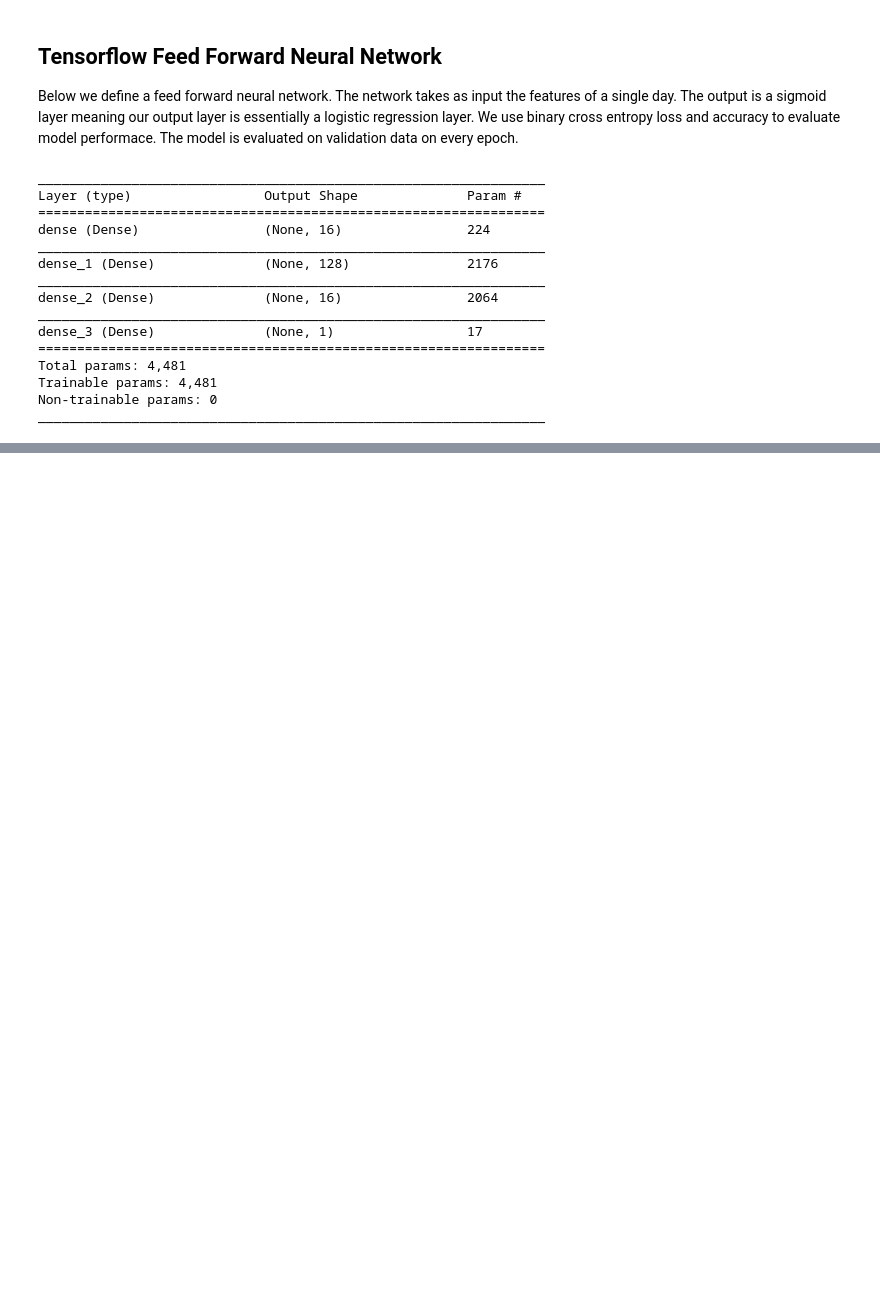
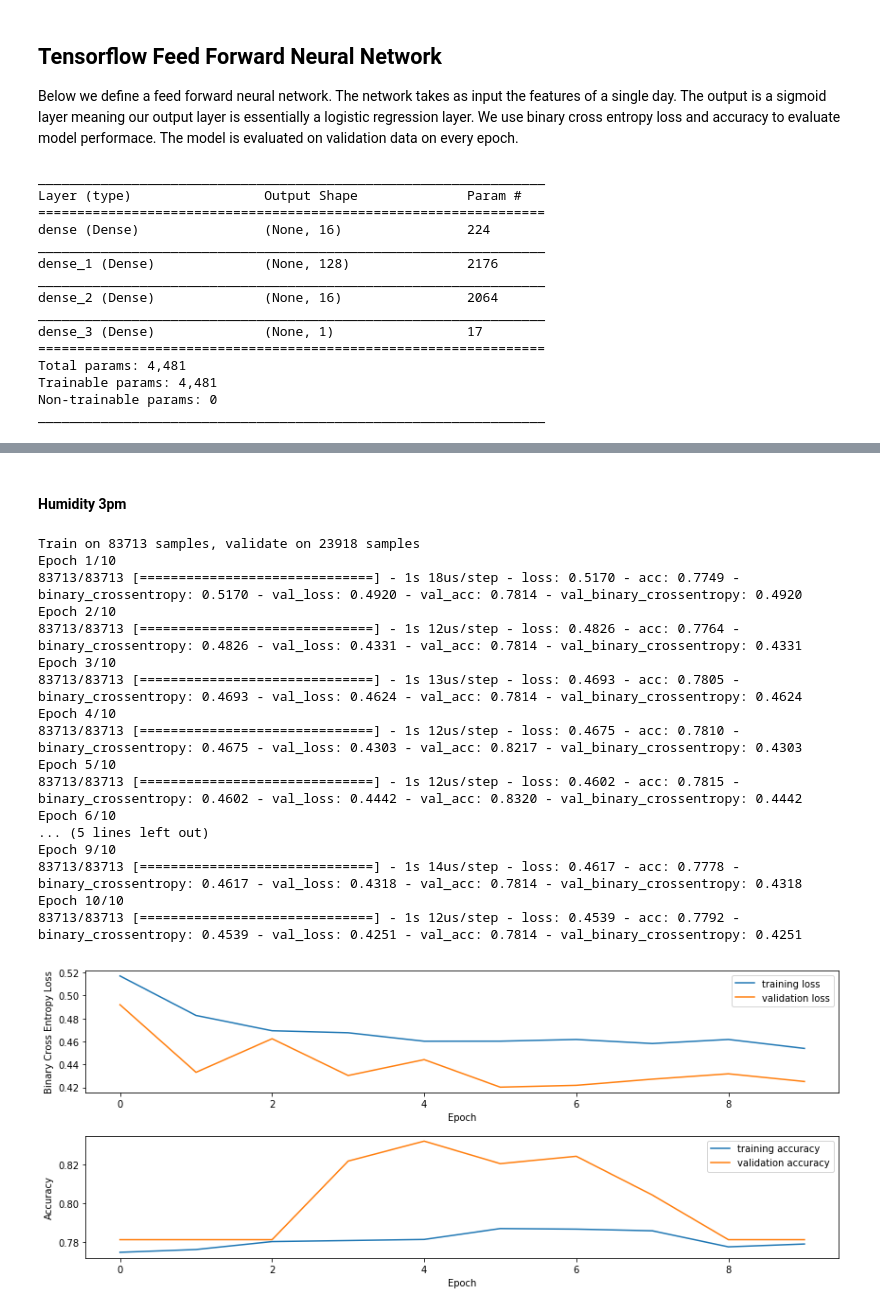
Before and after one commit to elliotvilhelm/COGS_108, a Jupyter notebook: main.ipynb, the cells around one changed output, grey strips where cells are left out. Saved outputs shown, nothing was run; the diff lists cells and outputs as text; code cells hidden in the pictures; blank space fills up the shorter version.

Commit message:
added models with droped features

```diff
--- a/main.ipynb
+++ b/main.ipynb
@@ -271,0 +279,71 @@ Test Accuracy: 0.875324023747805
+# %% [markdown]
+#### Humidity 3pm
+# %%
+X_train_h3pm = df_train.drop(columns=['RainTomorrow', 'Humidity3pm']).values
+X_test_h3pm = df_test.drop(columns=['RainTomorrow', 'Humidity3pm']).values
+X_val_h3pm = df_val.drop(columns=['RainTomorrow', 'Humidity3pm']).values
+
+INPUT_DIM = X_train_h3pm.shape[1]
+OUTPUT_DIM = 1
+EPOCHS = 10
+BATCH_SIZE = 128
+
+model = keras.Sequential([
+    keras.layers.Dense(16, input_dim=INPUT_DIM, activation=tf.nn.relu),
+    keras.layers.Dense(128, activation=tf.nn.tanh),
+    keras.layers.Dense(16, activation=tf.nn.tanh),
+    keras.layers.Dense(OUTPUT_DIM, activation=tf.nn.sigmoid)
+])
+model.compile(optimizer='adam',
+              loss='binary_crossentropy',
+              metrics=['accuracy', 'binary_crossentropy'])
+
+history = History()
+model.fit(X_train_h3pm, y_train, epochs=EPOCHS, batch_size=BATCH_SIZE, validation_data=(X_val_h3pm, y_val), callbacks=[history])
+
+val_loss_h3pm = history.history['val_loss']
+train_loss_h3pm = history.history['loss']
+val_acc_h3pm = history.history['val_acc']
+train_acc_h3pm = history.history['acc']
+plt.rcParams['figure.figsize'] = [12, 5]
+
+ax1_h3pm = plt.subplot(211)
+ax2_h3pm = plt.subplot(212)
+
+# Loss Axis
+ax1_h3pm.plot(list(range(EPOCHS)), train_loss_h3pm)
+ax1_h3pm.plot(list(range(EPOCHS)), val_loss_h3pm)
+ax1_h3pm.set_xlabel('Epoch')
+ax1_h3pm.legend(['training loss', 'validation loss'])
+ax1_h3pm.set_ylabel('Binary Cross Entropy Loss')
+
+# Accuracy Axis
+ax2_h3pm.plot(list(range(EPOCHS)), train_acc_h3pm)
+ax2_h3pm.plot(list(range(EPOCHS)), val_acc_h3pm)
+ax2_h3pm.legend(['training accuracy', 'validation accuracy'])
+ax2_h3pm.set_xlabel('Epoch')
+ax2_h3pm.set_ylabel('Accuracy')
+plt.tight_layout()
+plt.show()
+
+test_loss_h3pm, test_acc_h3pm, t = model.evaluate(X_test_h3pm, y_test)
+print(f"Test Loss: {test_loss_h3pm}\nTest Accuracy: {test_acc_h3pm}")
+# %% [output]
+Train on 83713 samples, validate on 23918 samples
+Epoch 1/10
+83713/83713 [==============================] - 1s 18us/step - loss: 0.5170 - acc: 0.7749 - binary_crossentropy: 0.5170 - val_loss: 0.4920 - val_acc: 0.7814 - val_binary_crossentropy: 0.4920
+Epoch 2/10
+83713/83713 [==============================] - 1s 12us/step - loss: 0.4826 - acc: 0.7764 - binary_crossentropy: 0.4826 - val_loss: 0.4331 - val_acc: 0.7814 - val_binary_crossentropy: 0.4331
+Epoch 3/10
+83713/83713 [==============================] - 1s 13us/step - loss: 0.4693 - acc: 0.7805 - binary_crossentropy: 0.4693 - val_loss: 0.4624 - val_acc: 0.7814 - val_binary_crossentropy: 0.4624
+Epoch 4/10
+83713/83713 [==============================] - 1s 12us/step - loss: 0.4675 - acc: 0.7810 - binary_crossentropy: 0.4675 - val_loss: 0.4303 - val_acc: 0.8217 - val_binary_crossentropy: 0.4303
+Epoch 5/10
+83713/83713 [==============================] - 1s 12us/step - loss: 0.4602 - acc: 0.7815 - binary_crossentropy: 0.4602 - val_loss: 0.4442 - val_acc: 0.8320 - val_binary_crossentropy: 0.4442
+Epoch 6/10
+... (5 lines left out)
+Epoch 9/10
+83713/83713 [==============================] - 1s 14us/step - loss: 0.4617 - acc: 0.7778 - binary_crossentropy: 0.4617 - val_loss: 0.4318 - val_acc: 0.7814 - val_binary_crossentropy: 0.4318
+Epoch 10/10
+83713/83713 [==============================] - 1s 12us/step - loss: 0.4539 - acc: 0.7792 - binary_crossentropy: 0.4539 - val_loss: 0.4251 - val_acc: 0.7814 - val_binary_crossentropy: 0.4251
+[figure, added]
```
Also changed, not shown: parts of 25 cells of this notebook.
